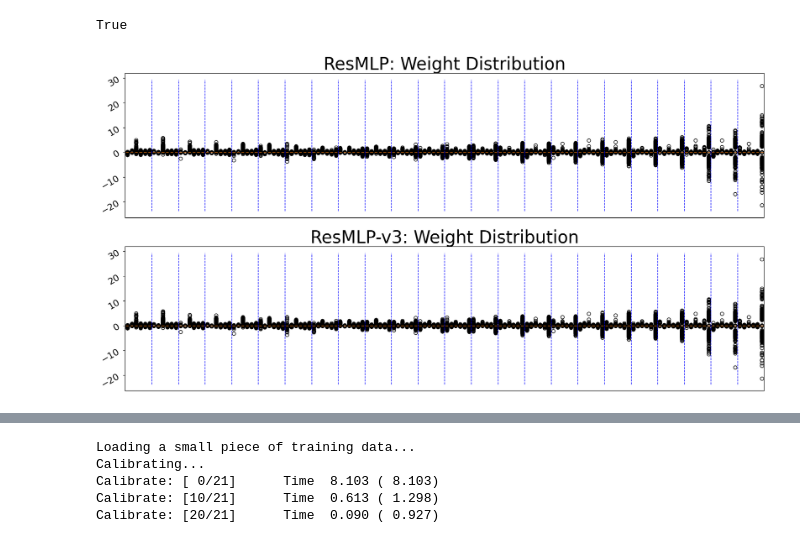
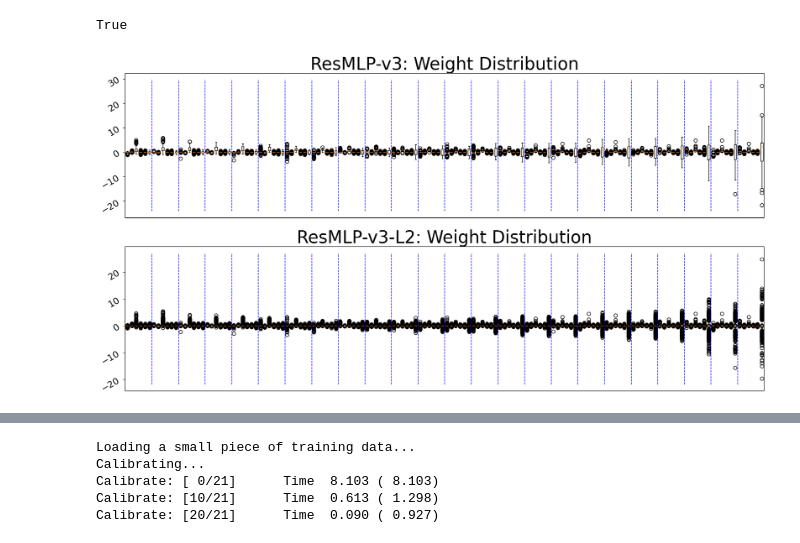
Before and after one commit to scott306lr/ResMLP_QAT, a Jupyter notebook: model_v4_analyze.ipynb, the cells around one changed output, grey strips where cells are left out. Drawn from its saved outputs; the diff is of its cells as text; code cells hidden in the pictures.

```diff
--- a/model_v4_analyze.ipynb
+++ b/model_v4_analyze.ipynb
@@ -24,7 +24,7 @@ cur_model = resmlp_24_v4(pretrained=True).eval()
 
 
 model2 = resmlp_24_v4(pretrained=True).eval()
-checkpoint = torch.load('v3/folder_sgd2_temp/checkpoint.pth', map_location='cpu')["model"]
+checkpoint = torch.load('v3/folder_sgd2/checkpoint.pth', map_location='cpu')["model"]
 model2.load_state_dict(checkpoint)
 # %% [output]
 <All keys matched successfully>
@@ -111,17 +111,17 @@ True
 # %%
 fig, ax = plt.subplots(2,1, figsize=(20, 10))
 ax[0].get_xaxis().set_visible(False)
 ax[1].get_xaxis().set_visible(False)
 
 # cle_for_resmlp(model)
-# model2.cpu()
-layer_dist(org_model, 0, 23, name="ResMLP: Weight Distribution", ax=ax[0], type="weight")
+org_model.cpu()
+layer_dist(org_model, 0, 23, name="ResMLP-v3: Weight Distribution", ax=ax[0], type="weight")
 
-# model2.cpu()
+model2.cpu()
 # cle_for_resmlp_v3(model2)
-layer_dist(org_model, 0, 23, name="ResMLP-v3: Weight Distribution", ax=ax[1], type="weight")
+layer_dist(model2, 0, 23, name="ResMLP-v3-L2: Weight Distribution", ax=ax[1], type="weight")
 # %% [output]
-[figure, old version]
+[figure, new version]
 # %%
 fig, ax = plt.subplots(2,1, figsize=(20, 10))
 ax[0].get_xaxis().set_visible(False)
```
Also changed, not shown: parts of 1 cell of this notebook, 3 other files.
